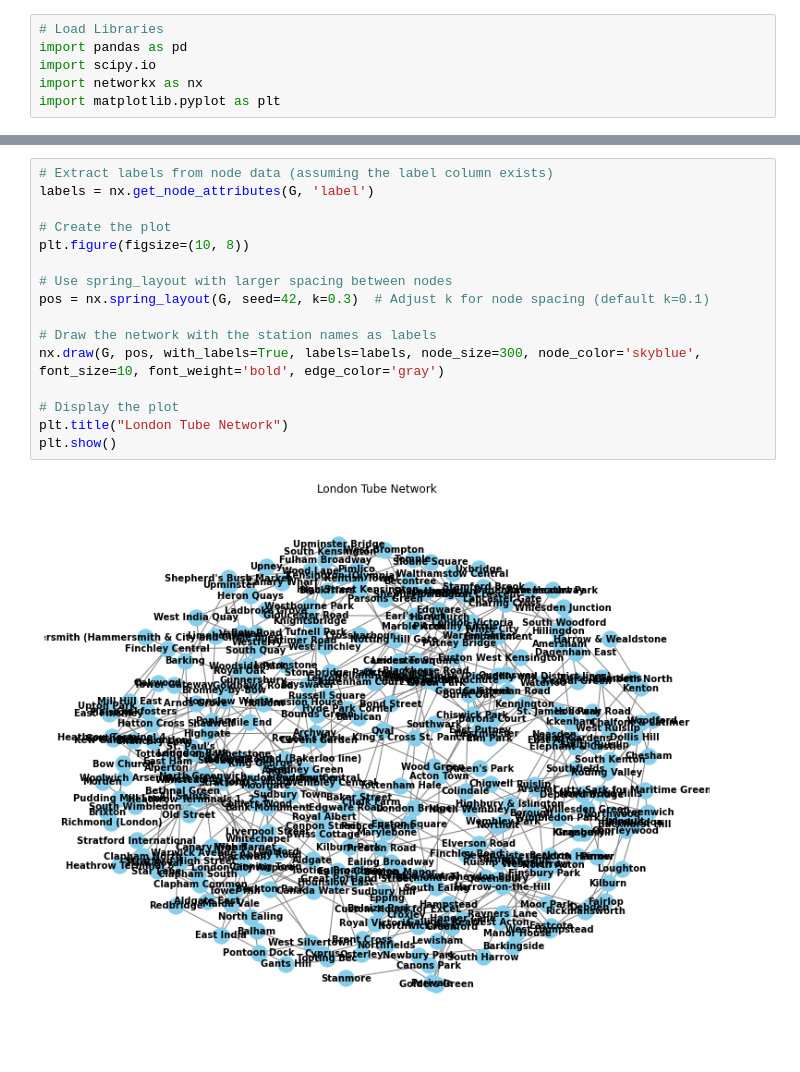
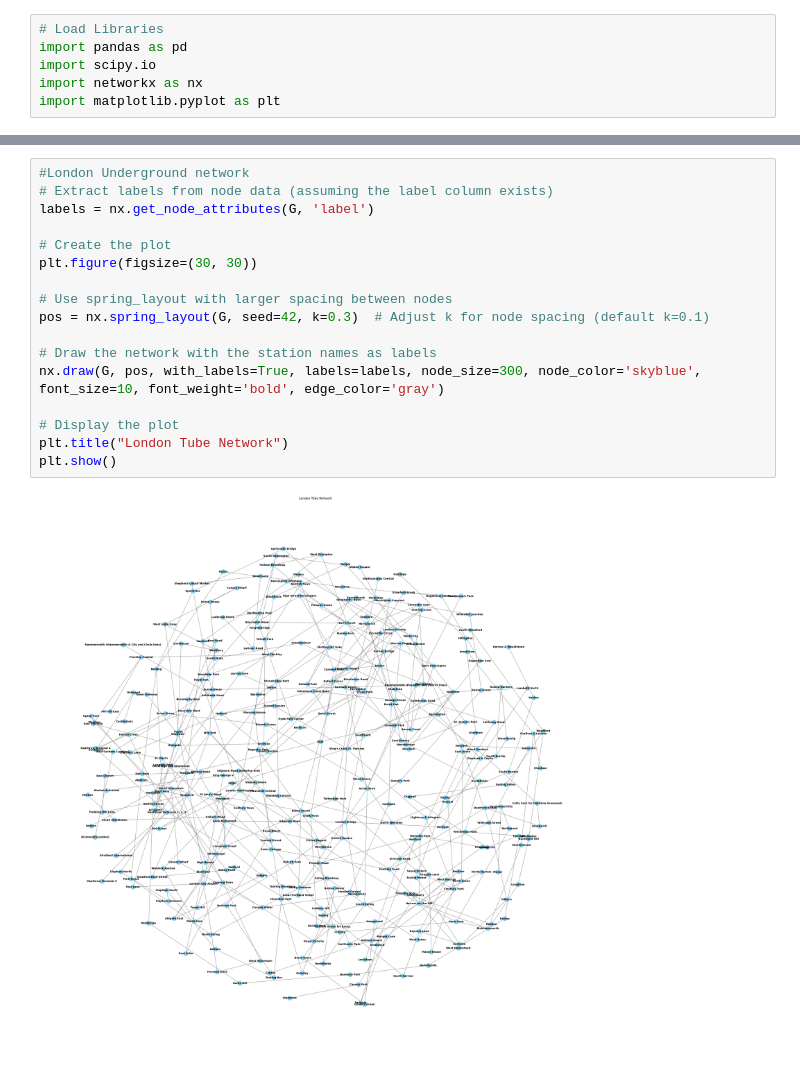
Before and after one commit to schmeti/uc3m_network_analysis, a Jupyter notebook: main.ipynb, the cells around one changed output, grey strips where cells are left out. Saved outputs shown, nothing was run; the diff lists cells and outputs as text.

Commit message:
organize code for London underground

```diff
--- a/main.ipynb
+++ b/main.ipynb
@@ -86,19 +43,20 @@ ValueError: dictionary update sequence element #0 has length 3; 2 is required
 # %%
+#London Underground network
 # Extract labels from node data (assuming the label column exists)
 labels = nx.get_node_attributes(G, 'label')
 
 # Create the plot
-plt.figure(figsize=(10, 8))
+plt.figure(figsize=(30, 30))
 
 # Use spring_layout with larger spacing between nodes
 pos = nx.spring_layout(G, seed=42, k=0.3)  # Adjust k for node spacing (default k=0.1)
 
 # Draw the network with the station names as labels
 nx.draw(G, pos, with_labels=True, labels=labels, node_size=300, node_color='skyblue', font_size=10, font_weight='bold', edge_color='gray')
 
 # Display the plot
 plt.title("London Tube Network")
 plt.show()
 # %% [output]
-[figure, old version]
+[figure, new version]
 # %%
```
Also changed, not shown: parts of 24 cells of this notebook.
